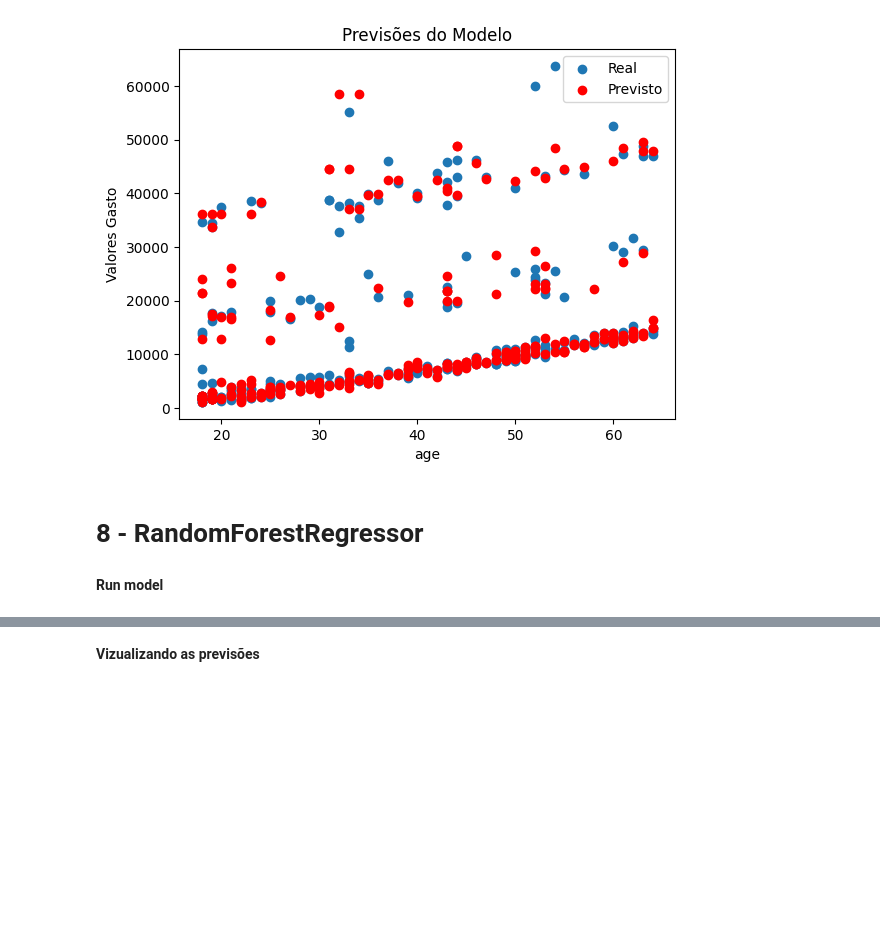
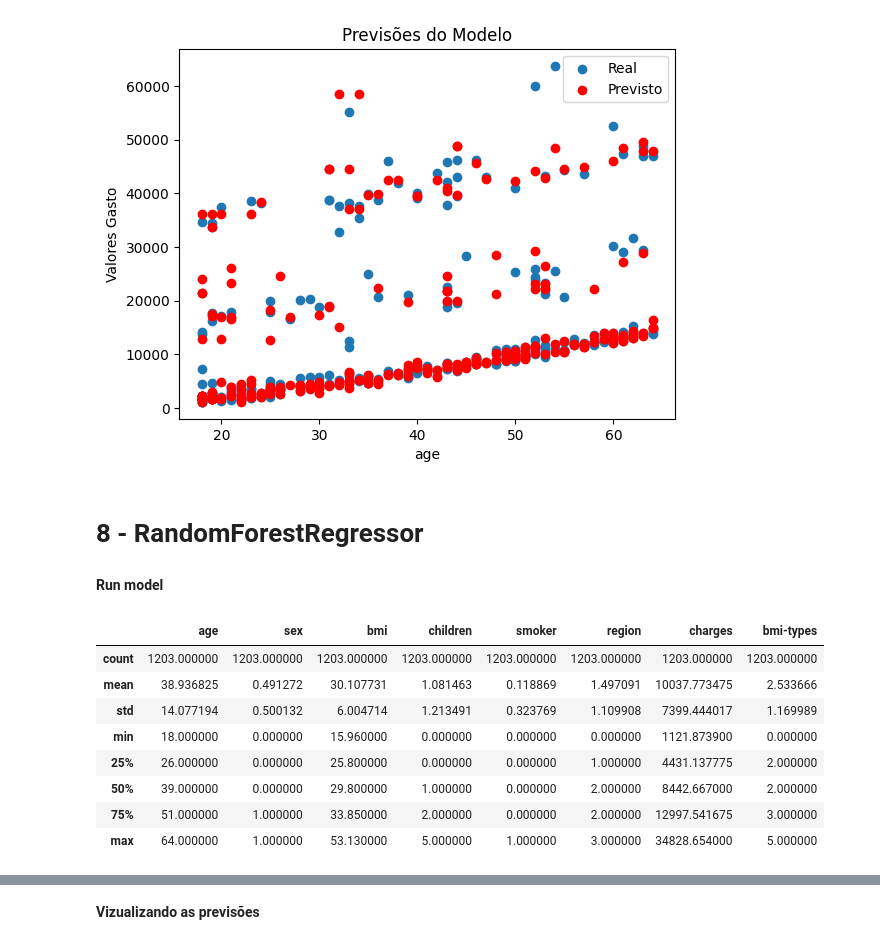
Before and after one commit to lcaffe/tech-challenge, a Jupyter notebook: tech_challenge.ipynb, the cells around one changed output, grey strips where cells are left out. Drawn from its saved outputs; the diff is of its cells as text; code cells hidden in the pictures; blank space fills up the shorter version.

```diff
--- a/tech_challenge.ipynb
+++ b/tech_challenge.ipynb
@@ -1350,6 +1355,22 @@ plt.show()
 # 8 - RandomForestRegressor
 # %% [markdown]
 **Run model**
+# %%
+Q3 = np.percentile(dados['charges'], 90)
+dados = dados[dados['charges'] <= Q3]
+dados.reset_index(drop=True, inplace=True)
+# %%
+dados.describe()
+# %% [output]
+|  | age | sex | bmi | children | smoker | region | charges | bmi-types |
+| count | 1203.000000 | 1203.000000 | 1203.000000 | 1203.000000 | 1203.000000 | 1203.000000 | 1203.000000 | 1203.000000 |
+| mean | 38.936825 | 0.491272 | 30.107731 | 1.081463 | 0.118869 | 1.497091 | 10037.773475 | 2.533666 |
+| std | 14.077194 | 0.500132 | 6.004714 | 1.213491 | 0.323769 | 1.109908 | 7399.444017 | 1.169989 |
+| min | 18.000000 | 0.000000 | 15.960000 | 0.000000 | 0.000000 | 0.000000 | 1121.873900 | 0.000000 |
+| 25% | 26.000000 | 0.000000 | 25.800000 | 0.000000 | 0.000000 | 1.000000 | 4431.137775 | 2.000000 |
+| 50% | 39.000000 | 0.000000 | 29.800000 | 1.000000 | 0.000000 | 2.000000 | 8442.667000 | 2.000000 |
+| 75% | 51.000000 | 1.000000 | 33.850000 | 2.000000 | 0.000000 | 2.000000 | 12997.541675 | 3.000000 |
+| max | 64.000000 | 1.000000 | 53.130000 | 5.000000 | 1.000000 | 3.000000 | 34828.654000 | 5.000000 |
 # %%
 def random_forest_regressor():
   #model = RandomForestRegressor(random_state=42)
```
Also changed, not shown: parts of 13 cells of this notebook.
